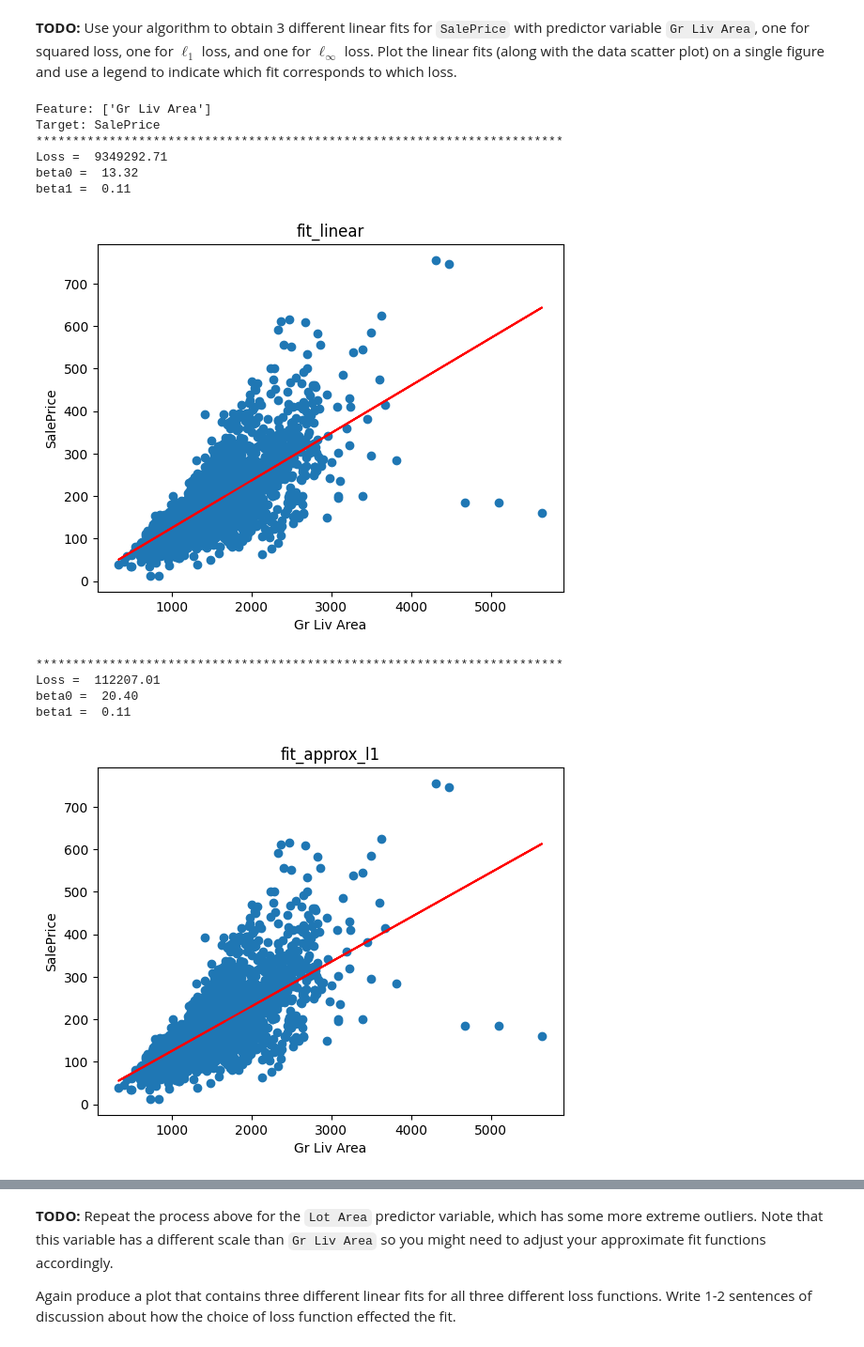
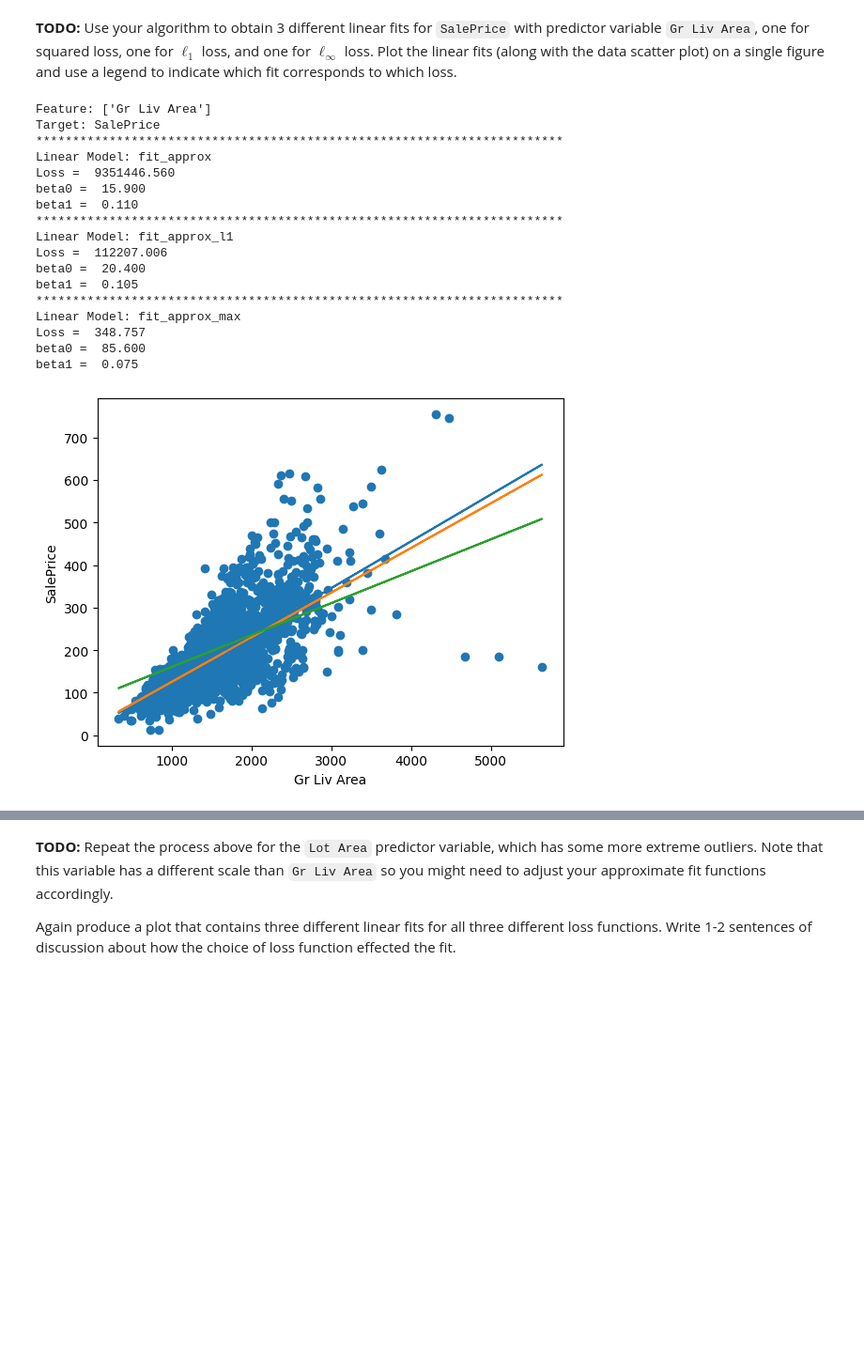
Before and after one commit to jithendra1798/ML-CS-GY-6923-B, a Jupyter notebook: 01_ML-cs-gy-6923-B-lab1.ipynb, the cells around one changed output, grey strips where cells are left out. Shown at 94% size. Cells and saved outputs as stored; diff of their text form; code cells hidden in the pictures; blank space fills up the shorter version.

```diff
--- a/01_ML-cs-gy-6923-B-lab1.ipynb
+++ b/01_ML-cs-gy-6923-B-lab1.ipynb
@@ -287,30 +287,31 @@ Compare the output of `fit_approx` and `fit_linear` with `y` being `SalePrice` a
 * and visually, by plotting the different fit lines obtained.
 # %%
 # TODO
-def get_single_feature_metrics(model_func, X, y, features):
+def get_single_feature_metrics(model_funcs, X, y, features):
     x = np.asarray(X[features])[:,0]
-    beta0, beta1, loss = model_func(x,y)
-
-    print(f'Loss = {loss : .2f}')
-    print(f'beta0 = {beta0 : .2f}')
-    print(f'beta1 = {beta1 : .2f}')
-
-    yp = beta0 + x * beta1
-    plt.plot(X, yp, color="red", label="Fitted line")
+    for model_func in model_funcs:
+        beta0, beta1, loss = model_func(x,y)
+        yp = beta0 + x * beta1
+        print(18*4*'*')
+        print('Linear Model:', model_func.__name__)
+        print(f'Loss = {loss : .3f}')
+        print(f'beta0 = {beta0 : .3f}')
+        print(f'beta1 = {beta1 : .3f}')
+        plt.plot(X, yp, label=model_func.__name__)
+        # plt.title(model_func.__name__)
     plt.scatter(X, y)
-    plt.title(model_func.__name__)
     plt.xlabel(features[0])
     plt.ylabel(label)
     plt.show()
 
-    return beta0, beta1, loss
+    # return beta0, beta1, loss
 
 features = ['Gr Liv Area']
 print('Feature:', features)
 print('Target:', label)
 X = df[features]
 y = df[label]
-beta0, beta1, loss = get_single_feature_metrics(fit_linear, X, y, features)
+get_single_feature_metrics([fit_linear], X, y, features)
 # %% [output]
 Feature: ['Gr Liv Area']
 Target: SalePrice
@@ -321,3 +324,3 @@ beta1 =  0.11
 # %%
-beta0, beta1, loss = get_single_feature_metrics(fit_approx, X, y, features)
+get_single_feature_metrics([fit_approx], X, y, features)
 # %% [output]
@@ -342,8 +361,8 @@ def fit_approx_l1(x,y):
     x = np.asarray(x)
     y = np.asarray(y)
 
-    beta0_grid = np.arange(-50, 50, 0.1)
-    beta1_grid = np.arange(-1, 1, 0.005)
+    beta0_grid = np.arange(-100, 100, 0.1)
+    beta1_grid = np.arange(-2, 2, 0.005)
 
     min_loss = np.inf
     beta0 = None
@@ -372,8 +391,8 @@ def fit_approx_max(x,y):
     x = np.asarray(x)
     y = np.asarray(y)
 
-    beta0_grid = np.arange(-50, 50, 0.1)
-    beta1_grid = np.arange(-1, 1, 0.005)
+    beta0_grid = np.arange(-100, 100, 0.1)
+    beta1_grid = np.arange(-2, 2, 0.005)
 
     min_loss = np.inf
     beta0 = None
@@ -397,27 +416,28 @@ def fit_approx_max(x,y):
 # %%
 features = ['Gr Liv Area']
 label = 'SalePrice'
 print('Feature:', features)
 print('Target:', label)
 X = df[features]
 y = df[label]
 
-print(18*4*'*')
-beta0, beta1, loss = get_single_feature_metrics(fit_linear, X, y, features)
-print(18*4*'*')
-beta0, beta1, loss = get_single_feature_metrics(fit_approx_l1, X, y, features)
-print(18*4*'*')
-beta0, beta1, loss = get_single_feature_metrics(fit_approx_max, X, y, features)
+get_single_feature_metrics([fit_approx, fit_approx_l1, fit_approx_max], X, y, features)
 # %% [output]
 Feature: ['Gr Liv Area']
 Target: SalePrice
 ************************************************************************
-Loss =  9349292.71
-beta0 =  13.32
-beta1 =  0.11
+Linear Model: fit_approx
+Loss =  9351446.560
+beta0 =  15.900
+beta1 =  0.110
+************************************************************************
+Linear Model: fit_approx_l1
+Loss =  112207.006
+beta0 =  20.400
+beta1 =  0.105
+************************************************************************
+Linear Model: fit_approx_max
+Loss =  348.757
+beta0 =  85.600
+beta1 =  0.075
-[figure, old version]
+[figure, new version]
-************************************************************************
-Loss =  112207.01
-beta0 =  20.40
-beta1 =  0.11
-[figure, removed]
```
Also changed, not shown: parts of 11 cells of this notebook.
